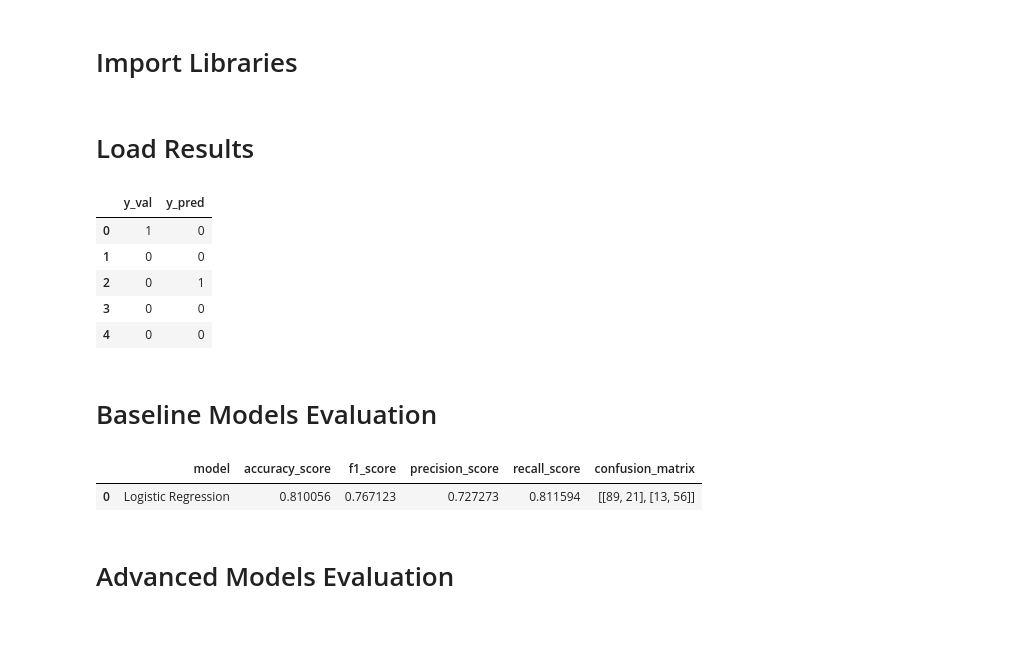
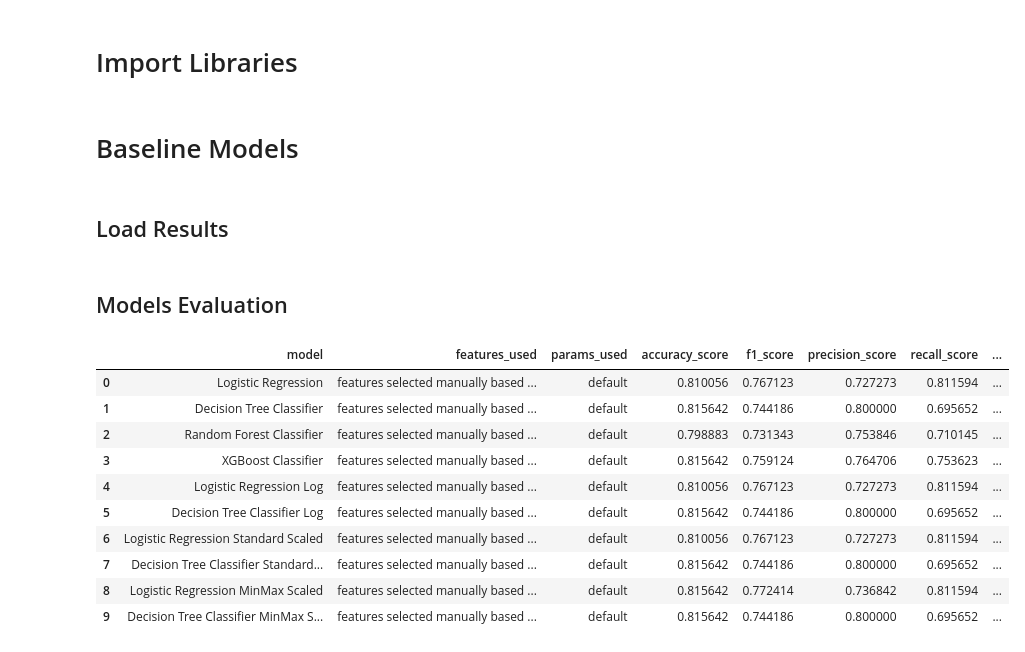
Before and after one commit to catalinm955/Titanic-ML, a Jupyter notebook: notebooks/03_Models_Evaluation.ipynb, the cells around one changed output. Saved outputs shown, nothing was run; the diff lists cells and outputs as text; code cells hidden in the pictures.

Commit message:
Trained and evaluated Baseline models and Advanced Models

```diff
--- a/notebooks/03_Models_Evaluation.ipynb
+++ b/notebooks/03_Models_Evaluation.ipynb
@@ -11,45 +12,86 @@ from sklearn.metrics import accuracy_score, f1_score, precision_score, recall_sc
+# %% [markdown]
+# Baseline Models
 # %% [markdown]
-# Load Results
+## Load Results
 # %%
 # Get the logistic_regression_baseline_results.csv path
 main_dir = os.path.dirname(os.getcwd())
-lr_file_path = os.path.join(main_dir, 'data', 'processed', 'lr_baseline_results.csv')
+lr_file_path = os.path.join(main_dir, 'data', 'processed', 'Baseline', 'lr_results.csv')
+dtc_file_path = os.path.join(main_dir, 'data', 'processed', 'Baseline', 'dtc_results.csv')
+rfc_file_path = os.path.join(main_dir, 'data', 'processed', 'Baseline', 'rfc_results.csv')
+xgbc_file_path = os.path.join(main_dir, 'data', 'processed', 'Baseline', 'xgbc_results.csv')
+lr_log_file_path = os.path.join(main_dir, 'data', 'processed', 'Baseline', 'lr_log_results.csv')
+dtc_log_file_path = os.path.join(main_dir, 'data', 'processed', 'Baseline', 'dtc_log_results.csv')
+lr_standard_scaled_file_path = os.path.join(main_dir, 'data', 'processed', 'Baseline', 'lr_standard_scaled_results.csv')
+dtc_standard_scaled_file_path = os.path.join(main_dir, 'data', 'processed', 'Baseline', 'dtc_standard_scaled_results.csv')
+lr_min_max_scaled_file_path = os.path.join(main_dir, 'data', 'processed', 'Baseline', 'lr_min_max_scaled_results.csv')
+dtc_min_max_scaled_file_path = os.path.join(main_dir, 'data', 'processed', 'Baseline', 'dtc_min_max_scaled_results.csv')
 
-# Load the logistic_regression_baseline_results.csv
+# Load the model results.csv
 lr_results = pd.read_csv(lr_file_path)
-lr_results.head()
+dtc_results = pd.read_csv(dtc_file_path)
+rfc_results = pd.read_csv(rfc_file_path)
+xgbc_results = pd.read_csv(xgbc_file_path)
+lr_log_results = pd.read_csv(lr_log_file_path)
+dtc_log_results = pd.read_csv(dtc_log_file_path)
+lr_standard_scaled_results = pd.read_csv(lr_standard_scaled_file_path)
+dtc_standard_scaled_results = pd.read_csv(dtc_standard_scaled_file_path)
+lr_min_max_scaled_results = pd.read_csv(lr_min_max_scaled_file_path)
+dtc_min_max_scaled_results = pd.read_csv(dtc_min_max_scaled_file_path)
-# %% [output]
-|  | y_val | y_pred |
-| 0 | 1 | 0 |
-| 1 | 0 | 0 |
-| 2 | 0 | 1 |
-| 3 | 0 | 0 |
-| 4 | 0 | 0 |
 # %% [markdown]
-# Baseline Models Evaluation
+## Models Evaluation
 # %%
 # Create a function to compute all the evaluation metrics and store them inside a DataFrame
-def model_evaluation(df, model_name='Model', y_val='y_val', y_pred='y_pred'):
+def model_evaluation(df, model_name='Model', features_used = 'features selected manually based on EDA', params = None, notes = None, y_val='y_val', y_pred='y_pred'):
     metrics = {
         'model': [model_name],
+        'features_used': [features_used if features_used else "default"],
+        'params_used': [params if params else 'default'],
         'accuracy_score': [accuracy_score(df[y_val], df[y_pred])],
         'f1_score': [f1_score(df[y_val], df[y_pred])],
         'precision_score': [precision_score(df[y_val], df[y_pred])],
         'recall_score': [recall_score(df[y_val], df[y_pred])],
-        'confusion_matrix': [confusion_matrix(df[y_val], df[y_pred])]
+        'confusion_matrix': [confusion_matrix(df[y_val], df[y_pred])],
+        'notes': [notes if notes else None]
     }
 
     return pd.DataFrame(metrics)
 
 # Call the function
 df_lr_eval = model_evaluation(lr_results, 'Logistic Regression')
+df_dtc_eval = model_evaluation(dtc_results, 'Decision Tree Classifier')
+df_rfc_eval = model_evaluation(rfc_results, 'Random Forest Classifier')
+df_xgbc_eval = model_evaluation(xgbc_results, 'XGBoost Classifier')
+df_lr_log_eval = model_evaluation(lr_log_results, 'Logistic Regression Log')
+df_dtc_log_eval = model_evaluation(dtc_log_results, 'Decision Tree Classifier Log')
+df_lr_standard_scaled_eval = model_evaluation(lr_standard_scaled_results, 'Logistic Regression Standard Scaled')
+df_dtc_standard_scaled_eval = model_evaluation(dtc_standard_scaled_results, 'Decision Tree Classifier Standard Scaled')
+df_lr_min_max_scaled_eval = model_evaluation(lr_min_max_scaled_results, 'Logistic Regression MinMax Scaled')
+df_dtc_min_max_scaled_eval = model_evaluation(dtc_min_max_scaled_results, 'Decision Tree Classifier MinMax Scaled')
 
 # Concatenate all eval into a single DataFrame
-df_metrics = pd.concat([df_lr_eval])
+df_metrics = pd.concat([
+    df_lr_eval,
+    df_dtc_eval,
+    df_rfc_eval,
+    df_xgbc_eval,
+    df_lr_log_eval,
+    df_dtc_log_eval,
+    df_lr_standard_scaled_eval,
+    df_dtc_standard_scaled_eval,
+    df_lr_min_max_scaled_eval,
+    df_dtc_min_max_scaled_eval]).reset_index(drop = True)
 df_metrics
 # %% [output]
-|  | model | accuracy_score | f1_score | precision_score | recall_score | confusion_matrix |
-| 0 | Logistic Regression | 0.810056 | 0.767123 | 0.727273 | 0.811594 | [[89, 21], [13, 56]] |
+|  | model | features_used | params_used | accuracy_score | f1_score | precision_score | recall_score | ... |
+| 0 | Logistic Regression | features selected manually based ... | default | 0.810056 | 0.767123 | 0.727273 | 0.811594 | ... |
+| 1 | Decision Tree Classifier | features selected manually based ... | default | 0.815642 | 0.744186 | 0.800000 | 0.695652 | ... |
+| 2 | Random Forest Classifier | features selected manually based ... | default | 0.798883 | 0.731343 | 0.753846 | 0.710145 | ... |
+| 3 | XGBoost Classifier | features selected manually based ... | default | 0.815642 | 0.759124 | 0.764706 | 0.753623 | ... |
+| 4 | Logistic Regression Log | features selected manually based ... | default | 0.810056 | 0.767123 | 0.727273 | 0.811594 | ... |
+| 5 | Decision Tree Classifier Log | features selected manually based ... | default | 0.815642 | 0.744186 | 0.800000 | 0.695652 | ... |
+| 6 | Logistic Regression Standard Scaled | features selected manually based ... | default | 0.810056 | 0.767123 | 0.727273 | 0.811594 | ... |
+| 7 | Decision Tree Classifier Standard... | features selected manually based ... | default | 0.815642 | 0.744186 | 0.800000 | 0.695652 | ... |
+| 8 | Logistic Regression MinMax Scaled | features selected manually based ... | default | 0.815642 | 0.772414 | 0.736842 | 0.811594 | ... |
+| 9 | Decision Tree Classifier MinMax S... | features selected manually based ... | default | 0.815642 | 0.744186 | 0.800000 | 0.695652 | ... |
-# %% [markdown]
-# Advanced Models Evaluation
 # %% [markdown]
```
Also changed, not shown: parts of 10 cells of this notebook, 15 other files.
